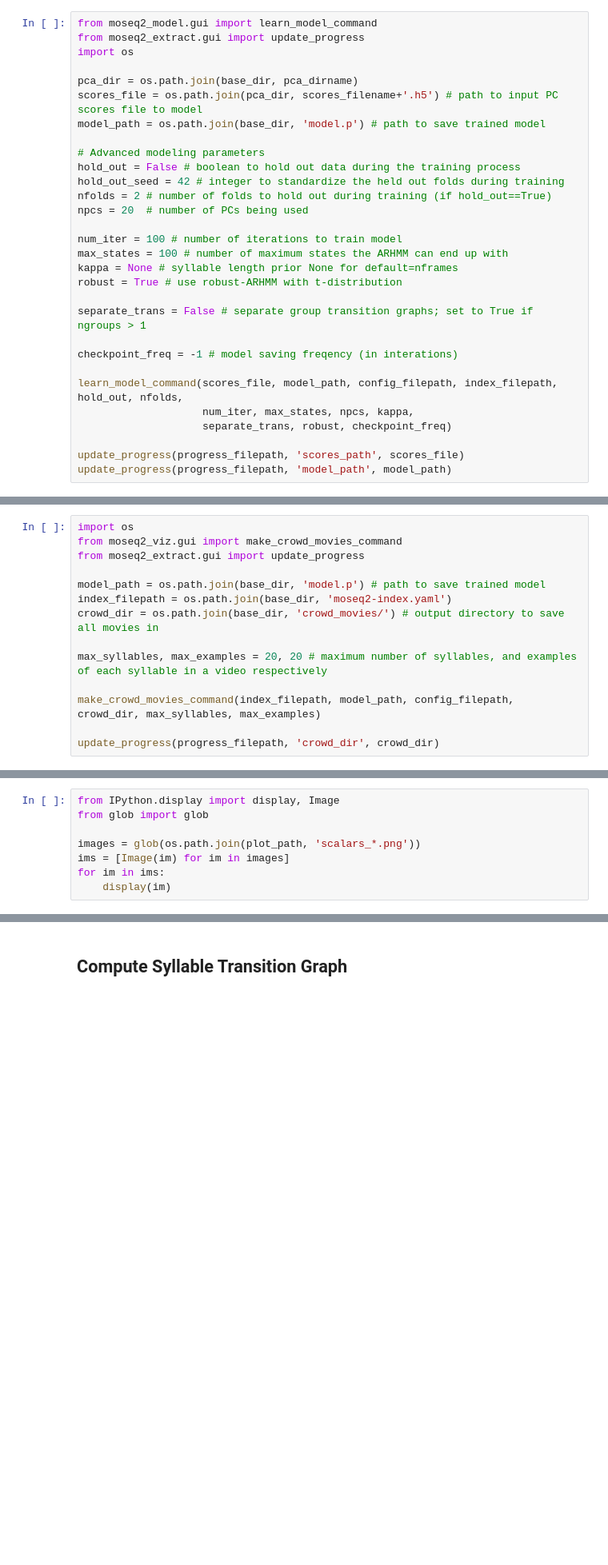
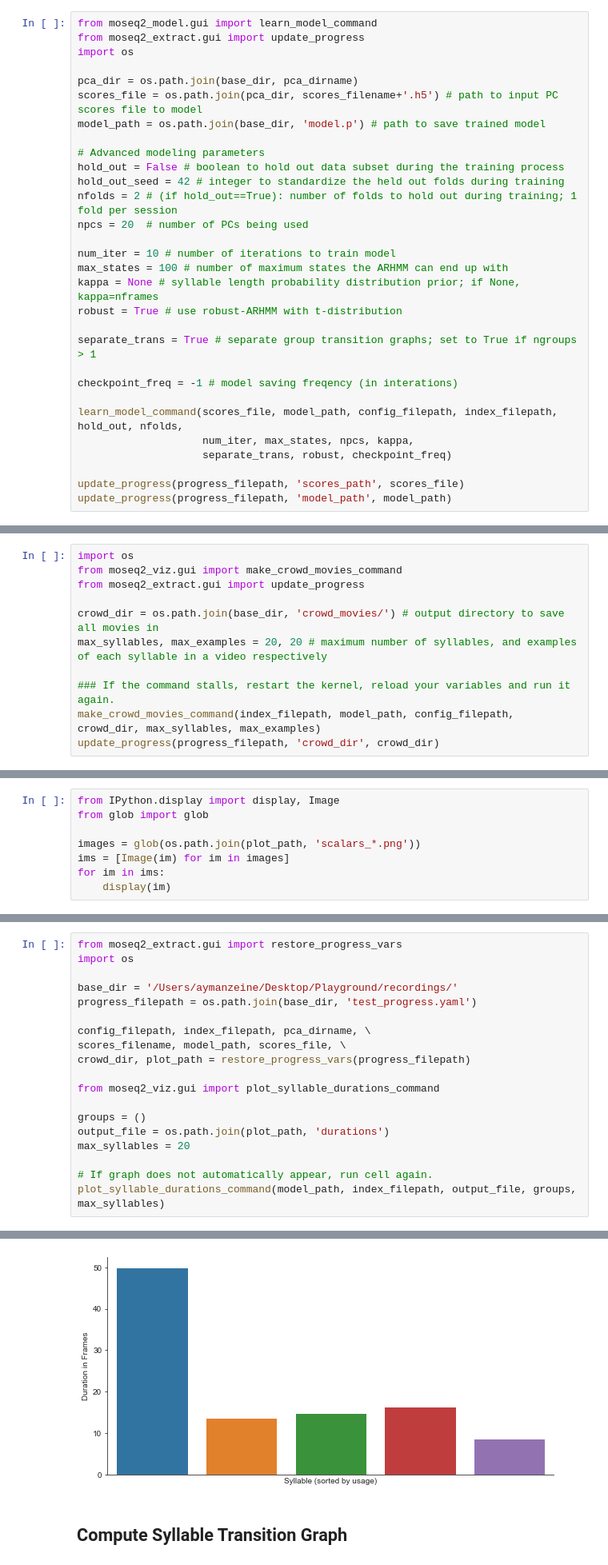
Before and after one commit to dattalab/moseq2-app, a Jupyter notebook: MoSeq2-Notebook.ipynb, the cells around one changed output, grey strips where cells are left out. Shown at 80% size. Cells and saved outputs as stored; diff of their text form; blank space fills up the shorter version.

```diff
--- a/MoSeq2-Notebook.ipynb
+++ b/MoSeq2-Notebook.ipynb
@@ -889,17 +795,17 @@ scores_file = os.path.join(pca_dir, scores_filename+'.h5') # path to input PC sc
 model_path = os.path.join(base_dir, 'model.p') # path to save trained model
 
 # Advanced modeling parameters
-hold_out = False # boolean to hold out data during the training process
+hold_out = False # boolean to hold out data subset during the training process
 hold_out_seed = 42 # integer to standardize the held out folds during training
-nfolds = 2 # number of folds to hold out during training (if hold_out==True)
+nfolds = 2 # (if hold_out==True): number of folds to hold out during training; 1 fold per session
 npcs = 20  # number of PCs being used
 
-num_iter = 100 # number of iterations to train model
+num_iter = 10 # number of iterations to train model
 max_states = 100 # number of maximum states the ARHMM can end up with
-kappa = None # syllable length prior None for default=nframes
+kappa = None # syllable length probability distribution prior; if None, kappa=nframes
 robust = True # use robust-ARHMM with t-distribution
 
-separate_trans = False # separate group transition graphs; set to True if ngroups > 1
+separate_trans = True # separate group transition graphs; set to True if ngroups > 1
 
 checkpoint_freq = -1 # model saving freqency (in interations)
 
@@ -965,13 +861,10 @@ import os
 from moseq2_viz.gui import make_crowd_movies_command
 from moseq2_extract.gui import update_progress
 
-model_path = os.path.join(base_dir, 'model.p') # path to save trained model
-index_filepath = os.path.join(base_dir, 'moseq2-index.yaml')
 crowd_dir = os.path.join(base_dir, 'crowd_movies/') # output directory to save all movies in
-
 max_syllables, max_examples = 20, 20 # maximum number of syllables, and examples of each syllable in a video respectively
 
+### If the command stalls, restart the kernel, reload your variables and run it again.
 make_crowd_movies_command(index_filepath, model_path, config_filepath, crowd_dir, max_syllables, max_examples)
-
 update_progress(progress_filepath, 'crowd_dir', crowd_dir)
 # %% [markdown]
@@ -1120,0 +1017,20 @@ for im in ims:
+# %%
+from moseq2_extract.gui import restore_progress_vars
+import os
+
+base_dir = '/Users/aymanzeine/Desktop/Playground/recordings/'
+progress_filepath = os.path.join(base_dir, 'test_progress.yaml')
+
+config_filepath, index_filepath, pca_dirname, \
+scores_filename, model_path, scores_file, \
+crowd_dir, plot_path = restore_progress_vars(progress_filepath)
+
+from moseq2_viz.gui import plot_syllable_durations_command
+
+groups = ()
+output_file = os.path.join(plot_path, 'durations')
+max_syllables = 20
+
+# If graph does not automatically appear, run cell again.
+plot_syllable_durations_command(model_path, index_filepath, output_file, groups, max_syllables)
+# %% [output]
@@ -1121,3 +1038,4 @@ for im in ims:
+[figure, added]
 # %% [markdown]
 ## Compute Syllable Transition Graph
 # %% [markdown]
```
Also changed, not shown: parts of 57 cells of this notebook.
